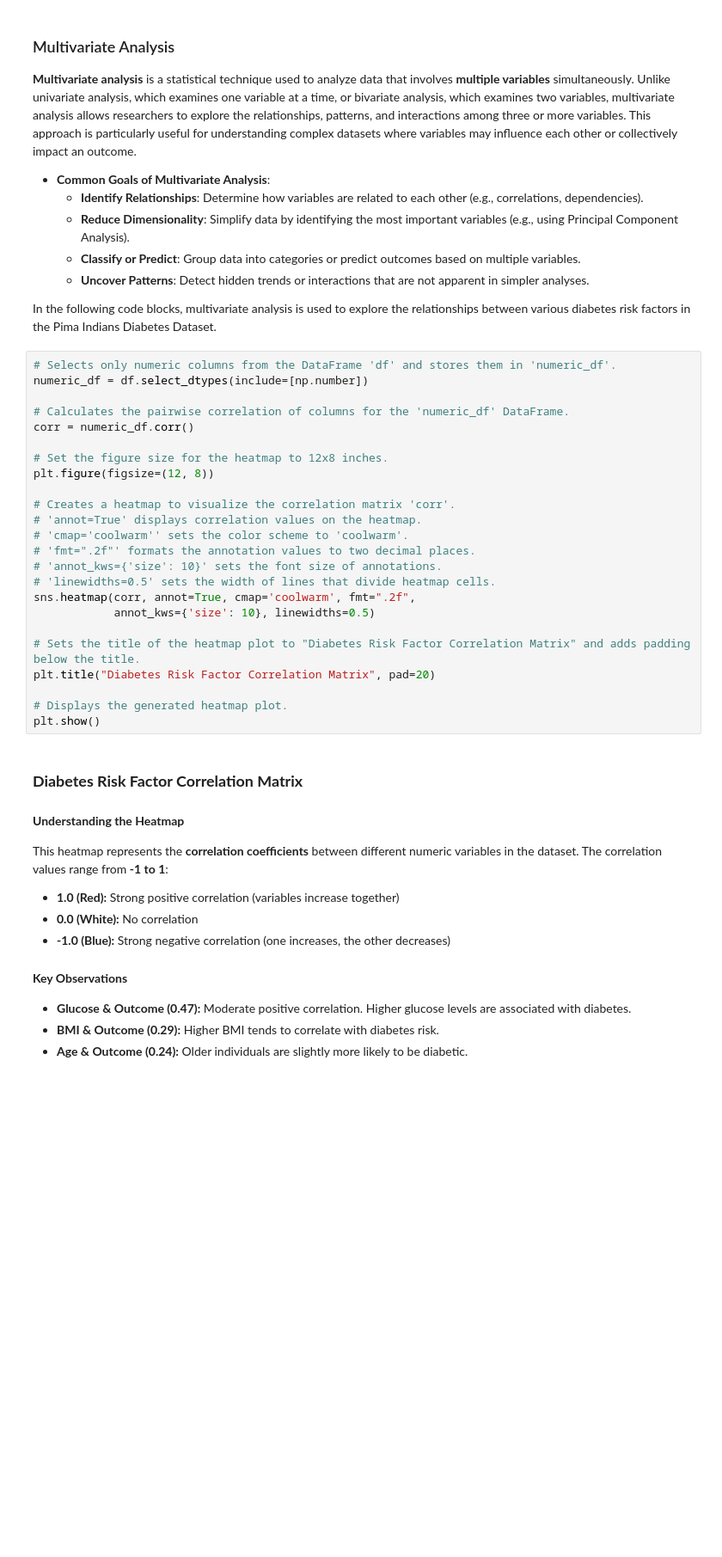
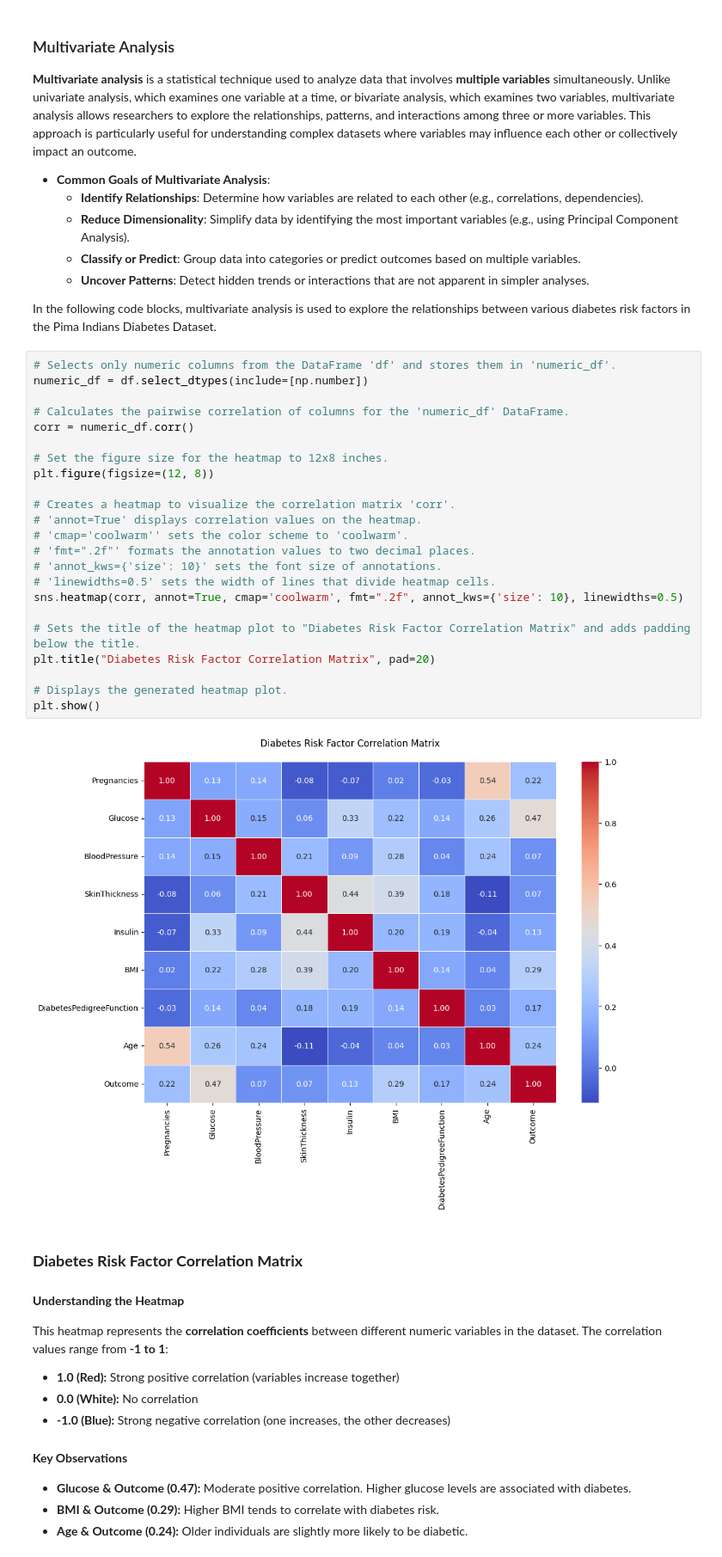
Before and after one commit to udel-cbcb/NIGMS-Sandbox-UD, a Jupyter notebook: Submodule_4/Exercises/Submodule_4_Exercise_1_Exploratory_Analysis_of_Diabetes_Risk_Factors_Solution.ipynb, the cells around one changed output. Shown: that part at 86% size. Cells and saved outputs as stored; diff of their text form; blank space fills up the shorter version.

```diff
--- a/Submodule_4/Exercises/Submodule_4_Exercise_1_Exploratory_Analysis_of_Diabetes_Risk_Factors_Solution.ipynb
+++ b/Submodule_4/Exercises/Submodule_4_Exercise_1_Exploratory_Analysis_of_Diabetes_Risk_Factors_Solution.ipynb
@@ -325,27 +368,28 @@ In the following code blocks, multivariate analysis is used to explore the relat
 # %%
 # Selects only numeric columns from the DataFrame 'df' and stores them in 'numeric_df'.
 numeric_df = df.select_dtypes(include=[np.number])
 
 # Calculates the pairwise correlation of columns for the 'numeric_df' DataFrame.
 corr = numeric_df.corr()
 
 # Set the figure size for the heatmap to 12x8 inches.
 plt.figure(figsize=(12, 8))
 
 # Creates a heatmap to visualize the correlation matrix 'corr'.
 # 'annot=True' displays correlation values on the heatmap.
 # 'cmap='coolwarm'' sets the color scheme to 'coolwarm'.
 # 'fmt=".2f"' formats the annotation values to two decimal places.
 # 'annot_kws={'size': 10}' sets the font size of annotations.
 # 'linewidths=0.5' sets the width of lines that divide heatmap cells.
-sns.heatmap(corr, annot=True, cmap='coolwarm', fmt=".2f",
-            annot_kws={'size': 10}, linewidths=0.5)
+sns.heatmap(corr, annot=True, cmap='coolwarm', fmt=".2f", annot_kws={'size': 10}, linewidths=0.5)
 
 # Sets the title of the heatmap plot to "Diabetes Risk Factor Correlation Matrix" and adds padding below the title.
 plt.title("Diabetes Risk Factor Correlation Matrix", pad=20)
 
 # Displays the generated heatmap plot.
 plt.show()
+# %% [output]
+[figure, added]
 # %% [markdown]
 ### **Diabetes Risk Factor Correlation Matrix**
 
```
Also changed, not shown: parts of 5 cells of this notebook, 1 other file.
